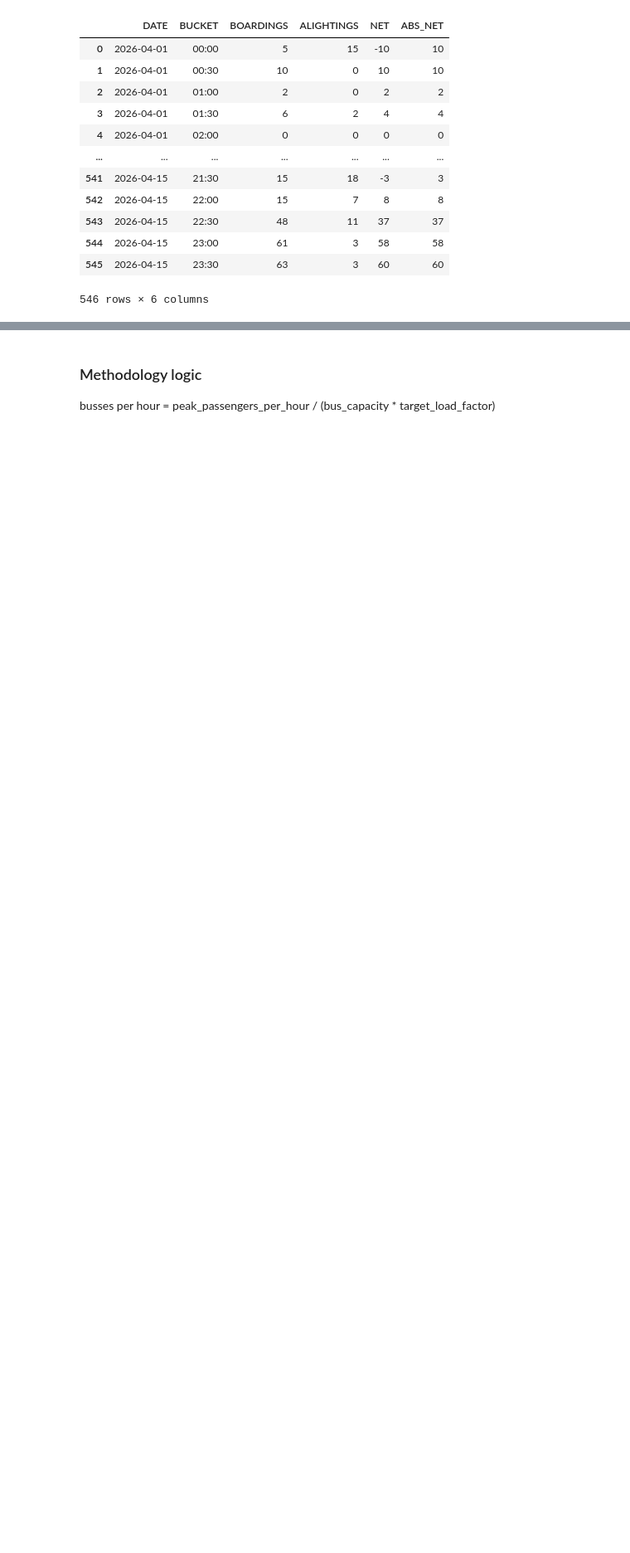
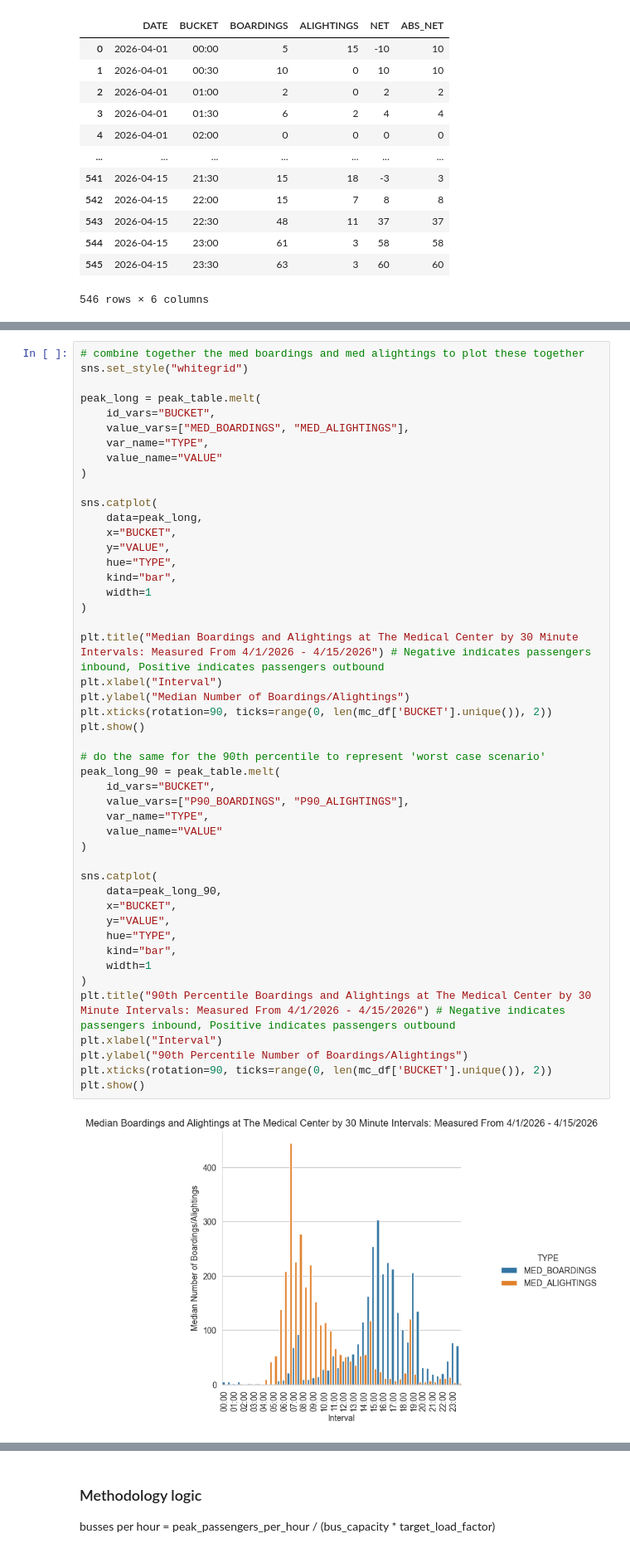
Before and after one commit to morgan1461/WMC-dashboard, a Jupyter notebook: analysis_notebooks/med_center_peak_analysis.ipynb, the cells around one changed output, grey strips where cells are left out. Shown at 83% size. Saved outputs shown, nothing was run; the diff lists cells and outputs as text; blank space fills up the shorter version.

Commit message:
Create charts and recommendations based on the total amount of traffic and passenger flows to and from the med center

```diff
--- a/analysis_notebooks/med_center_peak_analysis.ipynb
+++ b/analysis_notebooks/med_center_peak_analysis.ipynb
@@ -315,0 +316,49 @@ peak_table
+# %%
+# combine together the med boardings and med alightings to plot these together
+sns.set_style("whitegrid")
+
+peak_long = peak_table.melt(
+    id_vars="BUCKET",
+    value_vars=["MED_BOARDINGS", "MED_ALIGHTINGS"],
+    var_name="TYPE",
+    value_name="VALUE"
+)
+
+sns.catplot(
+    data=peak_long,
+    x="BUCKET",
+    y="VALUE",
+    hue="TYPE",
+    kind="bar",
+    width=1
+)
+
+plt.title("Median Boardings and Alightings at The Medical Center by 30 Minute Intervals: Measured From 4/1/2026 - 4/15/2026") # Negative indicates passengers inbound, Positive indicates passengers outbound
+plt.xlabel("Interval")
+plt.ylabel("Median Number of Boardings/Alightings")
+plt.xticks(rotation=90, ticks=range(0, len(mc_df['BUCKET'].unique()), 2))
+plt.show()
+
+# do the same for the 90th percentile to represent 'worst case scenario'
+peak_long_90 = peak_table.melt(
+    id_vars="BUCKET",
+    value_vars=["P90_BOARDINGS", "P90_ALIGHTINGS"],
+    var_name="TYPE",
+    value_name="VALUE"
+)
+
+sns.catplot(
+    data=peak_long_90,
+    x="BUCKET",
+    y="VALUE",
+    hue="TYPE",
+    kind="bar",
+    width=1
+)
+plt.title("90th Percentile Boardings and Alightings at The Medical Center by 30 Minute Intervals: Measured From 4/1/2026 - 4/15/2026") # Negative indicates passengers inbound, Positive indicates passengers outbound
+plt.xlabel("Interval")
+plt.ylabel("90th Percentile Number of Boardings/Alightings")
+plt.xticks(rotation=90, ticks=range(0, len(mc_df['BUCKET'].unique()), 2))
+plt.show()
+# %% [output]
+[figure, added]
```
Also changed, not shown: parts of 5 cells of this notebook.
